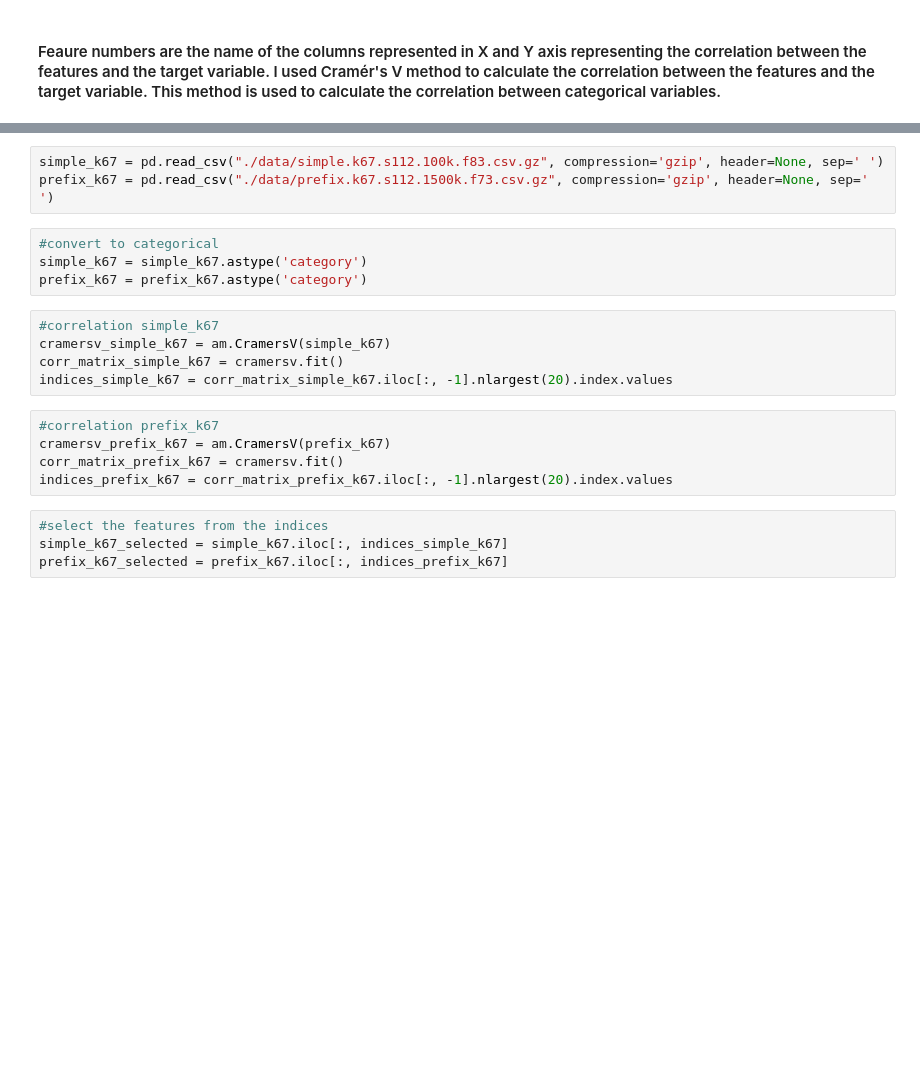
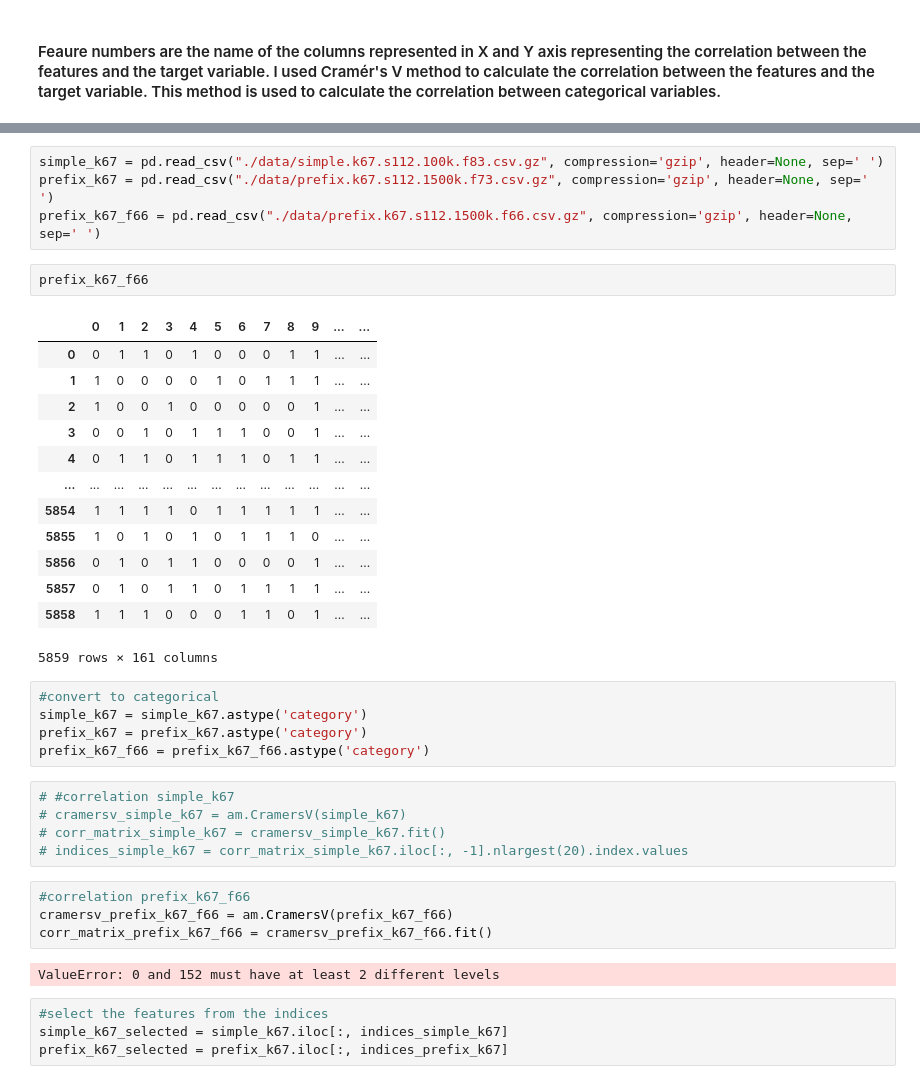
Before and after one commit to mijanr/TabSurvey, a Jupyter notebook: Correlation study.ipynb, the cells around one changed output, grey strips where cells are left out. Cells and saved outputs as stored; diff of their text form; blank space fills up the shorter version.

```diff
--- a/Correlation study.ipynb
+++ b/Correlation study.ipynb
@@ -76,20 +88,39 @@ plt.show()
 # %%
 simple_k67 = pd.read_csv("./data/simple.k67.s112.100k.f83.csv.gz", compression='gzip', header=None, sep=' ')
 prefix_k67 = pd.read_csv("./data/prefix.k67.s112.1500k.f73.csv.gz", compression='gzip', header=None, sep=' ')
+prefix_k67_f66 = pd.read_csv("./data/prefix.k67.s112.1500k.f66.csv.gz", compression='gzip', header=None, sep=' ')
+# %%
+prefix_k67_f66
+# %% [output]
+|  | 0 | 1 | 2 | 3 | 4 | 5 | 6 | 7 | 8 | 9 | ... | ... |
+| 0 | 0 | 1 | 1 | 0 | 1 | 0 | 0 | 0 | 1 | 1 | ... | ... |
+| 1 | 1 | 0 | 0 | 0 | 0 | 1 | 0 | 1 | 1 | 1 | ... | ... |
+| 2 | 1 | 0 | 0 | 1 | 0 | 0 | 0 | 0 | 0 | 1 | ... | ... |
+| 3 | 0 | 0 | 1 | 0 | 1 | 1 | 1 | 0 | 0 | 1 | ... | ... |
+| 4 | 0 | 1 | 1 | 0 | 1 | 1 | 1 | 0 | 1 | 1 | ... | ... |
+| ... | ... | ... | ... | ... | ... | ... | ... | ... | ... | ... | ... | ... |
+| 5854 | 1 | 1 | 1 | 1 | 0 | 1 | 1 | 1 | 1 | 1 | ... | ... |
+| 5855 | 1 | 0 | 1 | 0 | 1 | 0 | 1 | 1 | 1 | 0 | ... | ... |
+| 5856 | 0 | 1 | 0 | 1 | 1 | 0 | 0 | 0 | 0 | 1 | ... | ... |
+| 5857 | 0 | 1 | 0 | 1 | 1 | 0 | 1 | 1 | 1 | 1 | ... | ... |
+| 5858 | 1 | 1 | 1 | 0 | 0 | 0 | 1 | 1 | 0 | 1 | ... | ... |
+5859 rows × 161 columns
 # %%
 #convert to categorical
 simple_k67 = simple_k67.astype('category')
 prefix_k67 = prefix_k67.astype('category')
+prefix_k67_f66 = prefix_k67_f66.astype('category')
 # %%
-#correlation simple_k67
-cramersv_simple_k67 = am.CramersV(simple_k67)
-corr_matrix_simple_k67 = cramersv.fit()
-indices_simple_k67 = corr_matrix_simple_k67.iloc[:, -1].nlargest(20).index.values
+# #correlation simple_k67
+# cramersv_simple_k67 = am.CramersV(simple_k67)
+# corr_matrix_simple_k67 = cramersv_simple_k67.fit()
+# indices_simple_k67 = corr_matrix_simple_k67.iloc[:, -1].nlargest(20).index.values
-# %%
-#correlation prefix_k67
-cramersv_prefix_k67 = am.CramersV(prefix_k67)
-corr_matrix_prefix_k67 = cramersv.fit()
-indices_prefix_k67 = corr_matrix_prefix_k67.iloc[:, -1].nlargest(20).index.values
+# %%
+#correlation prefix_k67_f66
+cramersv_prefix_k67_f66 = am.CramersV(prefix_k67_f66)
+corr_matrix_prefix_k67_f66 = cramersv_prefix_k67_f66.fit()
+# %% [output]
+ValueError: 0 and 152 must have at least 2 different levels
 # %%
 #select the features from the indices
 simple_k67_selected = simple_k67.iloc[:, indices_simple_k67]
```
Also changed, not shown: parts of 19 cells of this notebook.
